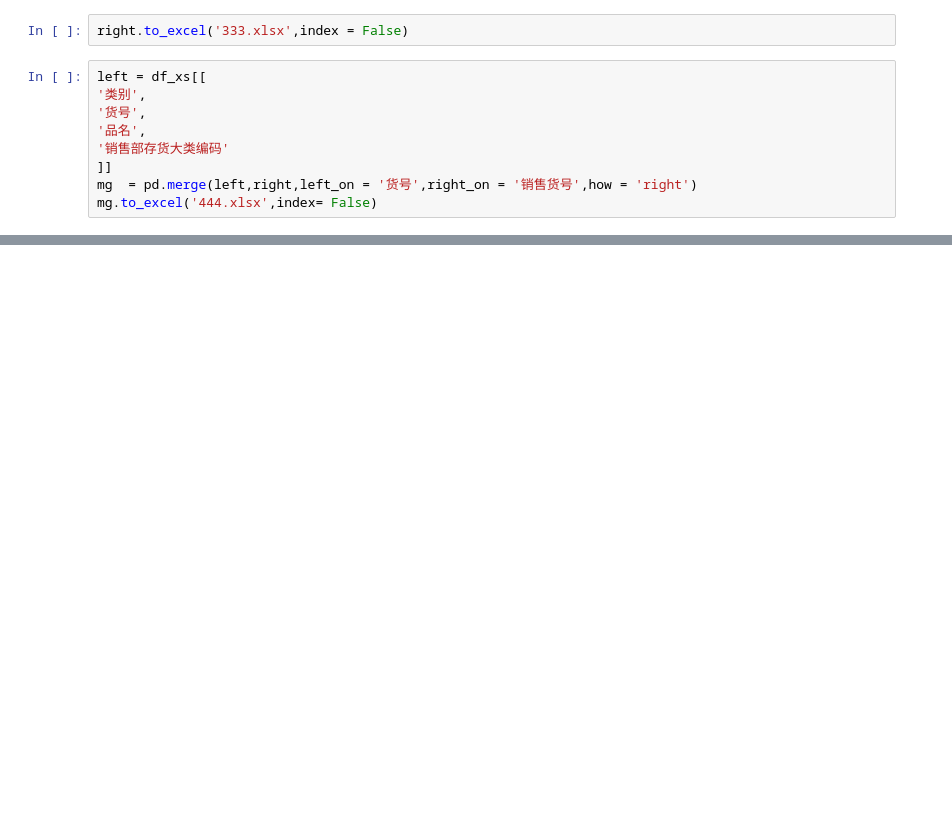
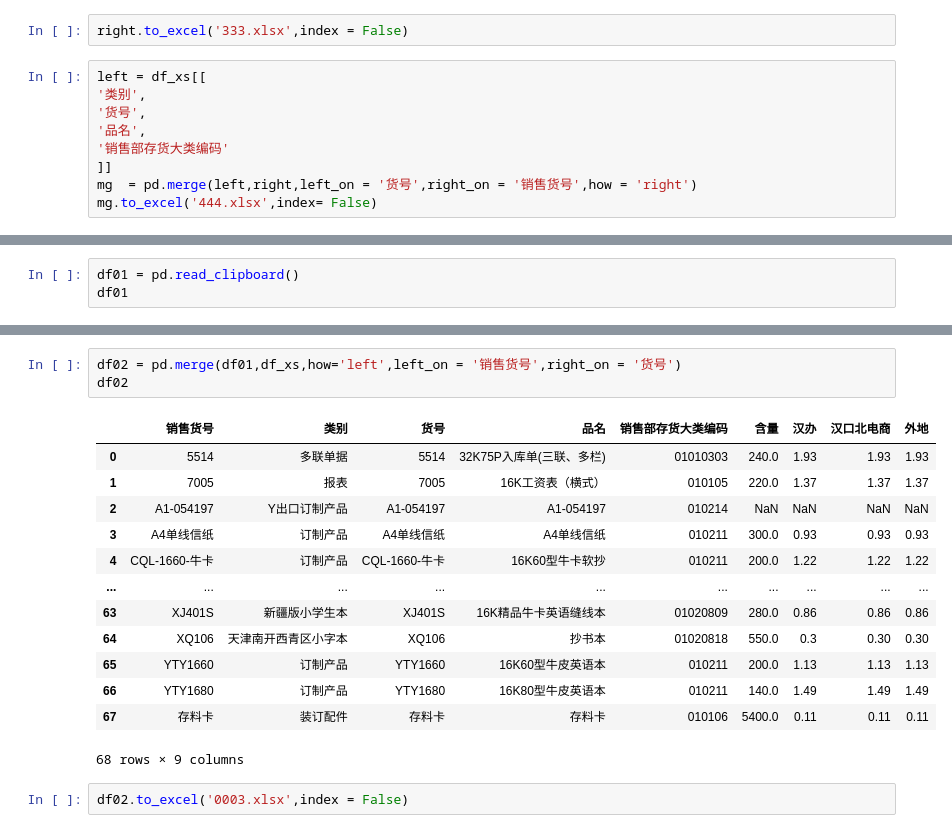
Before and after one commit to reddatetea/fish, a Jupyter notebook: TcloudChangkuXiaoshou.ipynb, the cells around one changed output, grey strips where cells are left out. Cells and saved outputs as stored; diff of their text form; blank space fills up the shorter version.

```diff
--- a/TcloudChangkuXiaoshou.ipynb
+++ b/TcloudChangkuXiaoshou.ipynb
@@ -446,0 +281,3 @@ mg.to_excel('444.xlsx',index= False)
+# %%
+df01 = pd.read_clipboard()
+df01
@@ -446,0 +314,19 @@ mg.to_excel('444.xlsx',index= False)
+# %%
+df02 = pd.merge(df01,df_xs,how='left',left_on = '销售货号',right_on = '货号')
+df02
+# %% [output]
+|  | 销售货号 | 类别 | 货号 | 品名 | 销售部存货大类编码 | 含量 | 汉办 | 汉口北电商 | 外地 |
+| 0 | 5514 | 多联单据 | 5514 | 32K75P入库单(三联、多栏) | 01010303 | 240.0 | 1.93 | 1.93 | 1.93 |
+| 1 | 7005 | 报表 | 7005 | 16K工资表（横式） | 010105 | 220.0 | 1.37 | 1.37 | 1.37 |
+| 2 | A1-054197 | Y出口订制产品 | A1-054197 | A1-054197 | 010214 | NaN | NaN | NaN | NaN |
+| 3 | A4单线信纸 | 订制产品 | A4单线信纸 | A4单线信纸 | 010211 | 300.0 | 0.93 | 0.93 | 0.93 |
+| 4 | CQL-1660-牛卡 | 订制产品 | CQL-1660-牛卡 | 16K60型牛卡软抄 | 010211 | 200.0 | 1.22 | 1.22 | 1.22 |
+| ... | ... | ... | ... | ... | ... | ... | ... | ... | ... |
+| 63 | XJ401S | 新疆版小学生本 | XJ401S | 16K精品牛卡英语缝线本 | 01020809 | 280.0 | 0.86 | 0.86 | 0.86 |
+| 64 | XQ106 | 天津南开西青区小字本 | XQ106 | 抄书本 | 01020818 | 550.0 | 0.3 | 0.30 | 0.30 |
+| 65 | YTY1660 | 订制产品 | YTY1660 | 16K60型牛皮英语本 | 010211 | 200.0 | 1.13 | 1.13 | 1.13 |
+| 66 | YTY1680 | 订制产品 | YTY1680 | 16K80型牛皮英语本 | 010211 | 140.0 | 1.49 | 1.49 | 1.49 |
+| 67 | 存料卡 | 装订配件 | 存料卡 | 存料卡 | 010106 | 5400.0 | 0.11 | 0.11 | 0.11 |
+68 rows × 9 columns
+# %%
+df02.to_excel('0003.xlsx',index = False)
```
Also changed, not shown: parts of 36 cells of this notebook, 18 other files.
